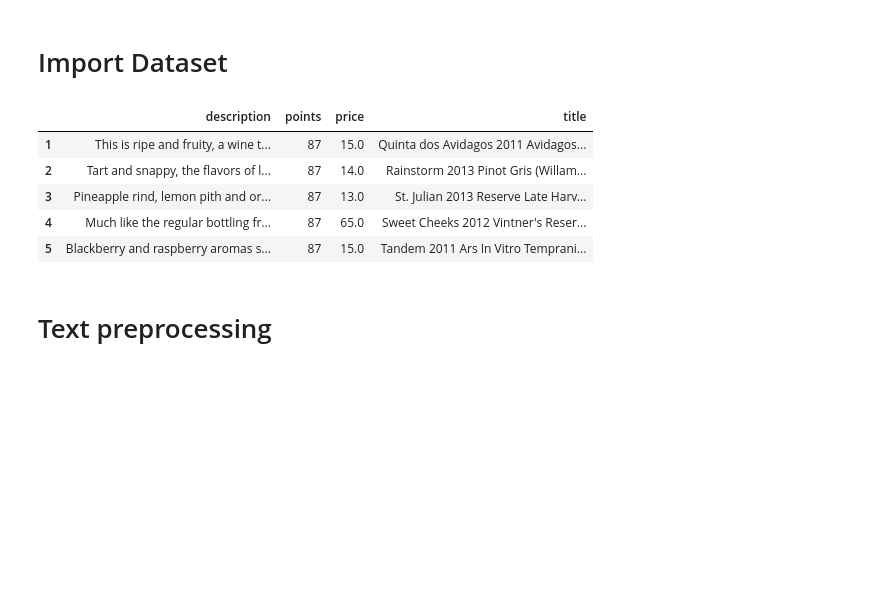
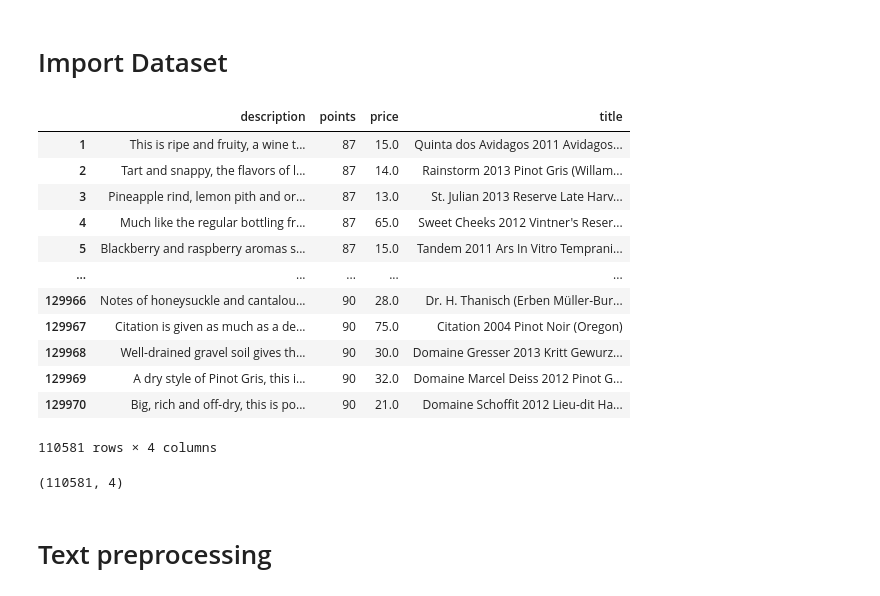
Before and after one commit to DKAvocad00/wine-recommendation, a Jupyter notebook: notebooks/reference.ipynb, the cells around one changed output. Saved outputs shown, nothing was run; the diff lists cells and outputs as text; code cells hidden in the pictures; blank space fills up the shorter version.

```diff
--- a/notebooks/reference.ipynb
+++ b/notebooks/reference.ipynb
@@ -28,15 +28,27 @@ sns.set_context('notebook')
 # Import Dataset
 # %%
 reviews = pd.read_csv("../data/wine_reviews.csv", usecols =['points', 'title', 'description','price'], encoding='utf-8')
+reviews = reviews.drop_duplicates(subset=['title'])
 reviews = reviews.dropna()
-reviews.head()
+reviews
 # %% [output]
 |  | description | points | price | title |
 | 1 | This is ripe and fruity, a wine t... | 87 | 15.0 | Quinta dos Avidagos 2011 Avidagos... |
 | 2 | Tart and snappy, the flavors of l... | 87 | 14.0 | Rainstorm 2013 Pinot Gris (Willam... |
 | 3 | Pineapple rind, lemon pith and or... | 87 | 13.0 | St. Julian 2013 Reserve Late Harv... |
 | 4 | Much like the regular bottling fr... | 87 | 65.0 | Sweet Cheeks 2012 Vintner's Reser... |
 | 5 | Blackberry and raspberry aromas s... | 87 | 15.0 | Tandem 2011 Ars In Vitro Temprani... |
+| ... | ... | ... | ... | ... |
+| 129966 | Notes of honeysuckle and cantalou... | 90 | 28.0 | Dr. H. Thanisch (Erben Müller-Bur... |
+| 129967 | Citation is given as much as a de... | 90 | 75.0 | Citation 2004 Pinot Noir (Oregon) |
+| 129968 | Well-drained gravel soil gives th... | 90 | 30.0 | Domaine Gresser 2013 Kritt Gewurz... |
+| 129969 | A dry style of Pinot Gris, this i... | 90 | 32.0 | Domaine Marcel Deiss 2012 Pinot G... |
+| 129970 | Big, rich and off-dry, this is po... | 90 | 21.0 | Domaine Schoffit 2012 Lieu-dit Ha... |
+110581 rows × 4 columns
+# %%
+reviews.shape
+# %% [output]
+(110581, 4)
 # %% [markdown]
 # Text preprocessing
 # %%
```
Also changed, not shown: parts of 32 cells of this notebook, 13 other files.
